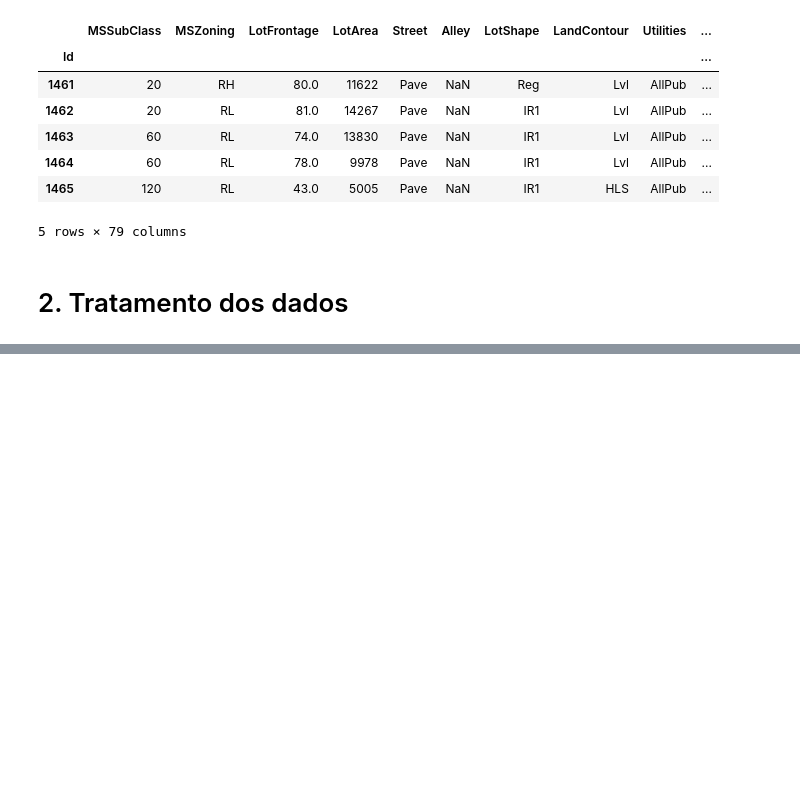
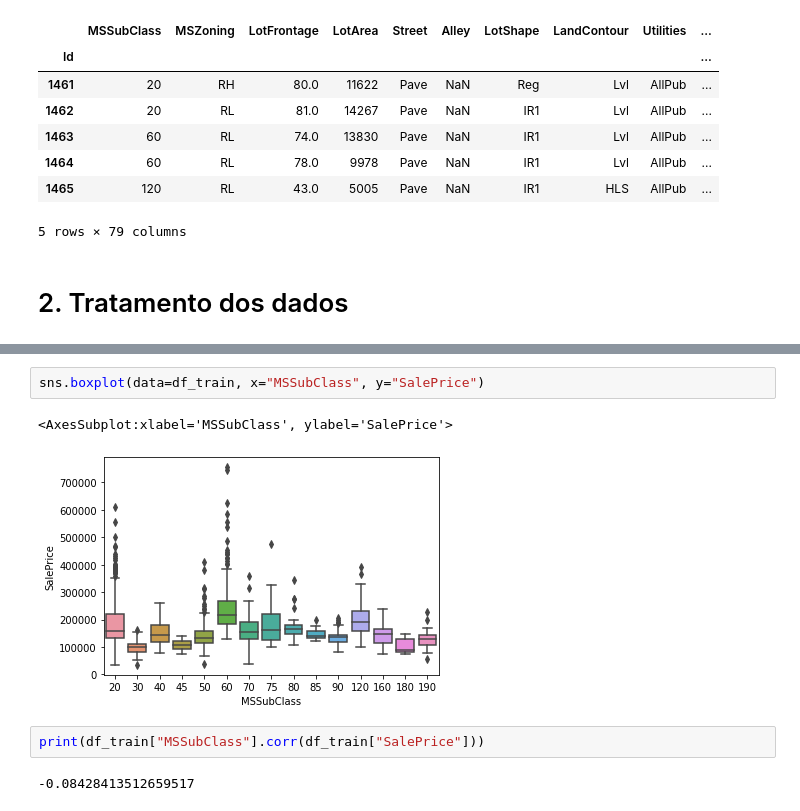
Before and after one commit to leotanaka4/ds-house-prices, a Jupyter notebook: ans.ipynb, the cells around one changed output, grey strips where cells are left out. Cells and saved outputs as stored; diff of their text form; blank space fills up the shorter version.

```diff
--- a/ans.ipynb
+++ b/ans.ipynb
@@ -129,0 +319,9 @@ df_test.head()
+# %%
+sns.boxplot(data=df_train, x="MSSubClass", y="SalePrice")
+# %% [output]
+<AxesSubplot:xlabel='MSSubClass', ylabel='SalePrice'>
+[figure, added]
+# %%
+print(df_train["MSSubClass"].corr(df_train["SalePrice"]))
+# %% [output]
+-0.08428413512659517
```
Also changed, not shown: parts of 36 cells of this notebook.
